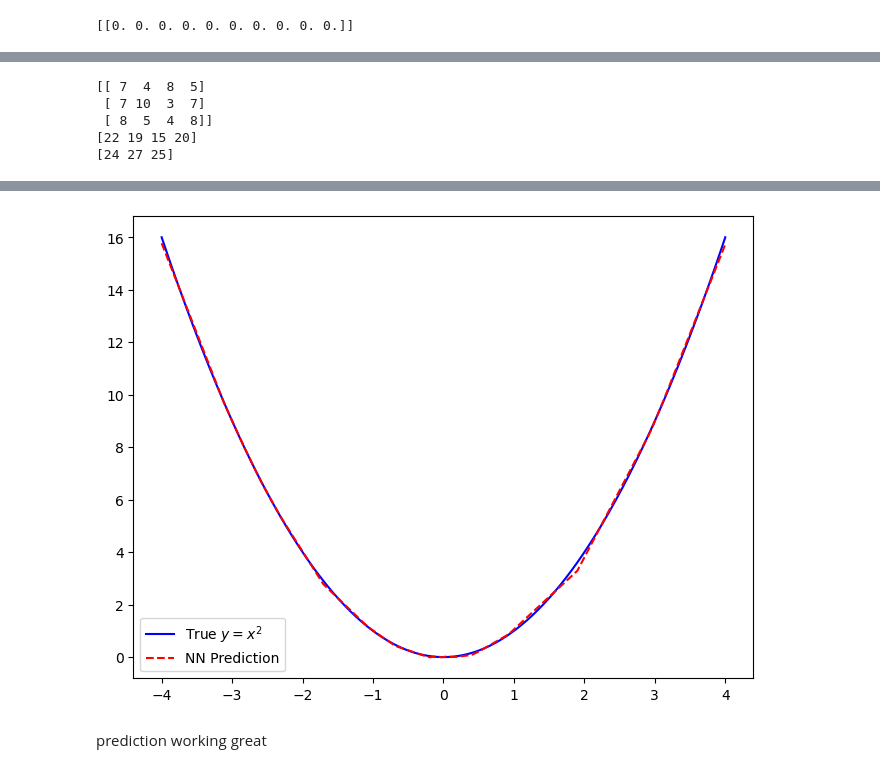
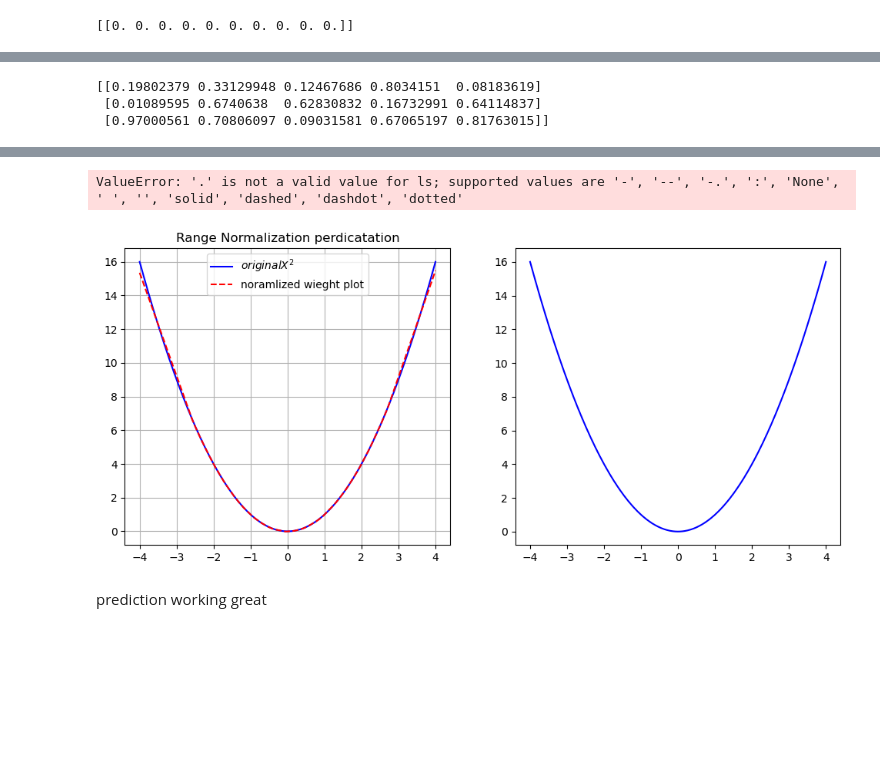
Before and after one commit to Khesorw/neural_network_from_scratch, a Jupyter notebook: feed.ipynb, the cells around one changed output, grey strips where cells are left out. Cells and saved outputs as stored; diff of their text form; code cells hidden in the pictures; blank space fills up the shorter version.

Commit message:
std and range normalized comparison

```diff
--- a/feed.ipynb
+++ b/feed.ipynb
@@ -124,15 +39,12 @@ print(W1)
-# %%
-np.random.seed(42)
-f = np.random.randint(1,11,size=(3,4))
-print(f)
-print(np.sum(f,axis=0))
-print(np.sum(f,axis=1))
-# %% [output]
-[[ 7  4  8  5]
- [ 7 10  3  7]
- [ 8  5  4  8]]
-[22 19 15 20]
-[24 27 25]
+# %%
+import numpy as np
+
+j = np.random.rand(3,5)
+print(j)
+# %% [output]
+[[0.19802379 0.33129948 0.12467686 0.8034151  0.08183619]
+ [0.01089595 0.6740638  0.62830832 0.16732991 0.64114837]
+ [0.97000561 0.70806097 0.09031581 0.67065197 0.81763015]]
 # %%
 import numpy as np
 
@@ -234,13 +150,17 @@ import matplotlib.pyplot as plt
 from sklearn.preprocessing import StandardScaler, MinMaxScaler
 
 scaler = StandardScaler()
-# minmax = MinMaxScaler(feature_range=(-1,1))
+minmax = MinMaxScaler(feature_range=(0,1))
 
 X = np.linspace(-4, 4, 500).reshape(-1,1)
 Y = X ** 2
 
-Xn = scaler.fit_transform(X)
-nn = SimpleNN(input_dim=1, num_neurons=100,  activation='relu')
+#std x normalization
+Xs = scaler.fit_transform(X)
+
+#range normalization
+Xn = minmax.fit_transform(X)
+nn = SimpleNN(input_dim=1, num_neurons=100,  activation='relu',weight_style='range')
 
 # Training
 epochs = 5000
@@ -265,10 +185,39 @@ for epoch in range(epochs):
 #final pred
 y_pred = nn.forward(Xn)
 
-# Plot
-plt.figure(figsize=(8,6))
-plt.plot(X, Y, label="True $y=x^2$", color="blue")
-plt.plot(X, y_pred, label="NN Prediction", color="red", linestyle="--")
-plt.legend()
+
+
+
+nnsd = SimpleNN(input_dim=1, num_neurons=100,  activation='relu',weight_style='std')
+
+for epi in range(epochs):
+    perm = np.random.permutation(len(Xs))
+    for i in range(0,len(perm),batch_size):
+        idx = perm[i:i+batch_size]
+        xb,yb = Xs[idx],Y[idx]
+        nnsd.forward(xb)
+        nnsd.backprop(yb,lr=lr,clip_norm=1.0)
+    if epi % 500 == 0:
+            print(f'Epoch {epi} Loss = {nnsd.Loss[-1]}')
+
+
+y_pred2 = nnsd.forward(Xs)
+
+fig, axes = plt.subplots(1, 2, figsize=(12,5))
+
+axes[0].plot(X,Y,label="$original X^2$",color='blue')
+axes[0].plot(X,y_pred,label='noramlized wieght plot',color='red', linestyle='--')
+axes[0].set_title('Range Normalization perdicatation')
+axes[0].legend()
+axes[0].grid(True)
+
+axes[1].plot(X,Y,label="$original X^2$",color='blue')
+axes[1].plot(X,y_pred2,label='std wieght plot',color='green', linestyle='--')
+axes[1].set_title('Standardization perdicatation')
+axes[1].legend()
+axes[1].grid(True)
+
+
+plt.tight_layout()
 plt.show()
 # %% [output]
@@ -285,4 +244,5 @@ Epoch 4500, Loss = 0.0025202229541021414
+ValueError: '.' is not a valid value for ls; supported values are '-', '--', '-.', ':', 'None', ' ', '', 'solid', 'dashed', 'dashdot', 'dotted'
-[figure, old version]
+[figure, new version]
 # %%
 import pickle
 
```
Also changed, not shown: parts of 7 cells of this notebook.
